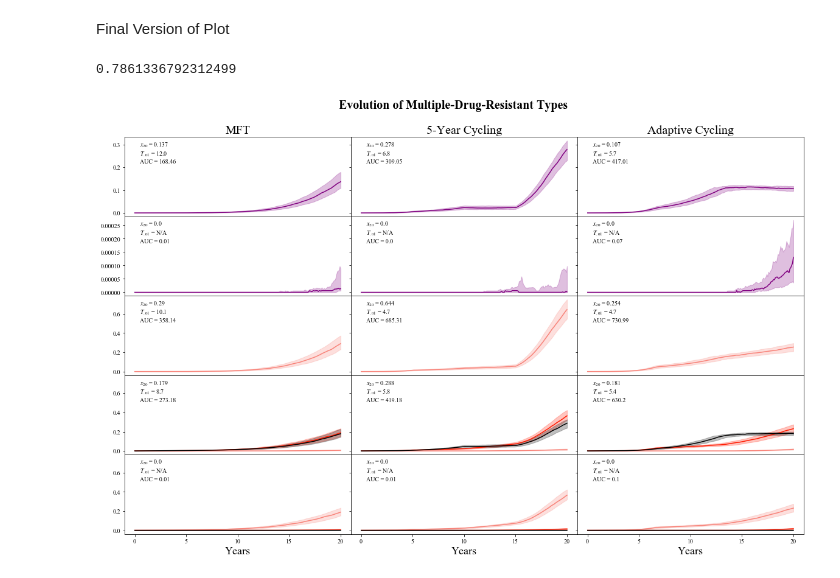
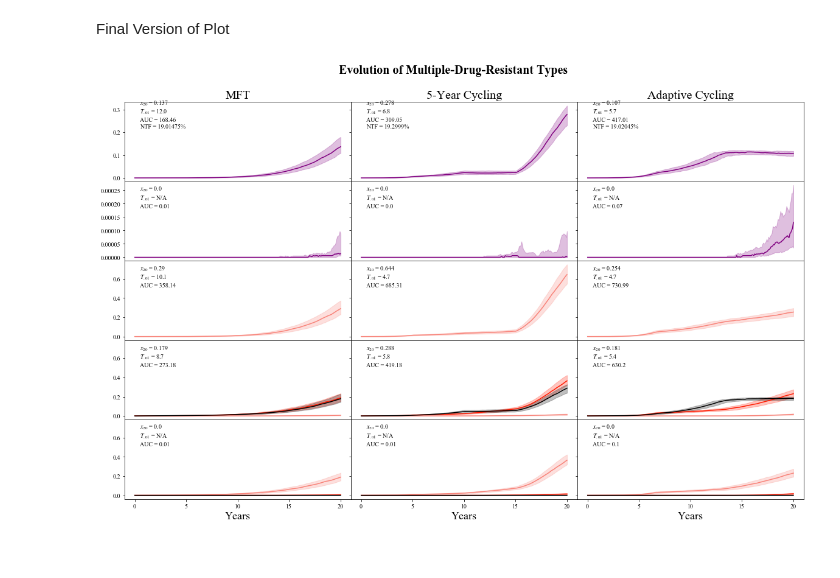
Before and after one commit to lizhewen/PSU-CIDD-Malaria-Simulation, a Jupyter notebook: mdr_analysis/2Fig-triple_double_trend_across_therapy.ipynb, the cells around one changed output. Saved outputs shown, nothing was run; the diff lists cells and outputs as text; code cells hidden in the pictures.

```diff
--- a/mdr_analysis/2Fig-triple_double_trend_across_therapy.ipynb
+++ b/mdr_analysis/2Fig-triple_double_trend_across_therapy.ipynb
@@ -17,6 +17,12 @@ setnum = 'IQR_data/set7'
 plot_savepath = 'generated_figures/set7_fig2.svg'
 # %% [markdown]
 Load Computed IQR Data
+# %%
+# Compute Median Value of NTF
+from plot_helper import NTF_IQR_compute
+MFT_ntf = NTF_IQR_compute('raw_data/set7_m/summary/set7m_%ssummary_0.txt')
+Cyc_ntf = NTF_IQR_compute('raw_data/set7_c/summary/set7c_%ssummary_0.txt')
+AC_ntf = NTF_IQR_compute('raw_data/set7_ac/summary/set7ac_%ssummary_0.txt')
 # %%
 import pandas as pd
 MFT_L_IQRdf = pd.read_csv('%sm_L.csv' % setnum)
@@ -102,11 +108,6 @@ lower_row_lim = max(row3ylim, row4ylim, row5ylim)
 TITLE_FONTSIZE = 20
 XLABEL_FONTSIZE = 18
 lower_row_lowlim = 0 - lower_row_lim * 0.05
-# %%
-# lower_row_lowlim = -0.2
-lower_row_lim
-# %% [output]
-0.7861336792312499
 # %%
 fig, axs = plt.subplots(5, 3, sharex='col', sharey='row',
                         gridspec_kw={'hspace': 0, 'wspace': 0})
@@ -131,42 +132,42 @@ from plotter import fig2_dangerous_triple, \
                     fig2_double_and_higher
 
 #  MFT
-fig2_dangerous_triple(ax1, MFT_L_IQRdf, MFT_M_IQRdf, MFT_U_IQRdf, 'TYY..Y2.', row1ylim)
+fig2_dangerous_triple(ax1, MFT_L_IQRdf, MFT_M_IQRdf, MFT_U_IQRdf, 'TYY..Y2.', row1ylim, MFT_ntf)
 fig2_dangerous_triple(ax4, MFT_L_IQRdf, MFT_M_IQRdf, MFT_U_IQRdf, 'KNF..Y2.', row2ylim)
 fig2_double_and_higher(ax7, MFT_L_IQRdf, MFT_M_IQRdf, MFT_U_IQRdf, 'DHA-PPQ', lower_row_lim)
 fig2_double_and_higher(ax10, MFT_L_IQRdf, MFT_M_IQRdf, MFT_U_IQRdf, 'ASAQ', lower_row_lim)
 fig2_double_and_higher(ax13, MFT_L_IQRdf, MFT_M_IQRdf, MFT_U_IQRdf, 'AL', lower_row_lim)
 
 #  Cycling
-fig2_dangerous_triple(ax2, Cyc_L_IQRdf, Cyc_M_IQRdf, Cyc_U_IQRdf, 'TYY..Y2.', row1ylim)
+fig2_dangerous_triple(ax2, Cyc_L_IQRdf, Cyc_M_IQRdf, Cyc_U_IQRdf, 'TYY..Y2.', row1ylim, Cyc_ntf)
 fig2_dangerous_triple(ax5, Cyc_L_IQRdf, Cyc_M_IQRdf, Cyc_U_IQRdf, 'KNF..Y2.', row2ylim)
 fig2_double_and_higher(ax8, Cyc_L_IQRdf, Cyc_M_IQRdf, Cyc_U_IQRdf, 'DHA-PPQ', lower_row_lim)
 fig2_double_and_higher(ax11, Cyc_L_IQRdf, Cyc_M_IQRdf, Cyc_U_IQRdf, 'ASAQ', lower_row_lim)
 fig2_double_and_higher(ax14, Cyc_L_IQRdf, Cyc_M_IQRdf, Cyc_U_IQRdf, 'AL', lower_row_lim)
 
 #  Adaptive Cycling
-fig2_dangerous_triple(ax3, AdpCyc_L_IQRdf, AdpCyc_M_IQRdf, AdpCyc_U_IQRdf, 'TYY..Y2.', row1ylim)
+fig2_dangerous_triple(ax3, AdpCyc_L_IQRdf, AdpCyc_M_IQRdf, AdpCyc_U_IQRdf, 'TYY..Y2.', row1ylim, AC_ntf)
 fig2_dangerous_triple(ax6, AdpCyc_L_IQRdf, AdpCyc_M_IQRdf, AdpCyc_U_IQRdf, 'KNF..Y2.', row2ylim)
 fig2_double_and_higher(ax9, AdpCyc_L_IQRdf, AdpCyc_M_IQRdf, AdpCyc_U_IQRdf, 'DHA-PPQ', lower_row_lim)
 fig2_double_and_higher(ax12, AdpCyc_L_IQRdf, AdpCyc_M_IQRdf, AdpCyc_U_IQRdf, 'ASAQ', lower_row_lim)
 fig2_double_and_higher(ax15, AdpCyc_L_IQRdf, AdpCyc_M_IQRdf, AdpCyc_U_IQRdf, 'AL', lower_row_lim)
 
 # Labeling Strategies
 ax1.set_title('MFT', fontsize=TITLE_FONTSIZE)
 ax2.set_title('5-Year Cycling', fontsize=TITLE_FONTSIZE)
 ax3.set_title('Adaptive Cycling', fontsize=TITLE_FONTSIZE)
 
 ax13.xaxis.set_major_locator(ticker.MultipleLocator(xlocator))
 ax13.xaxis.set_major_formatter(ticks_x)
 ax14.xaxis.set_major_locator(ticker.MultipleLocator(xlocator))
 ax14.xaxis.set_major_formatter(ticks_x)
 ax15.xaxis.set_major_locator(ticker.MultipleLocator(xlocator))
 ax15.xaxis.set_major_formatter(ticks_x)
 
 ax13.set_xlabel('Years', fontsize=XLABEL_FONTSIZE)
 ax14.set_xlabel('Years', fontsize=XLABEL_FONTSIZE)
 ax15.set_xlabel('Years', fontsize=XLABEL_FONTSIZE)
 
 plt.savefig(fname=plot_savepath, format='svg')
 # %% [output]
-[figure, old version]
+[figure, new version]
```
Also changed, not shown: 2 other files.
